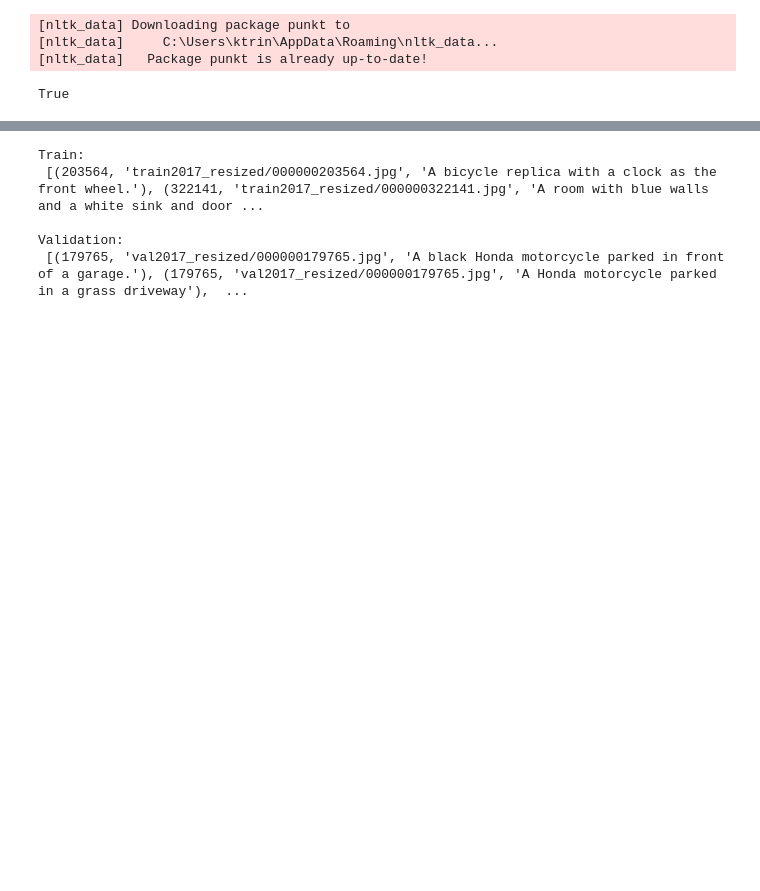
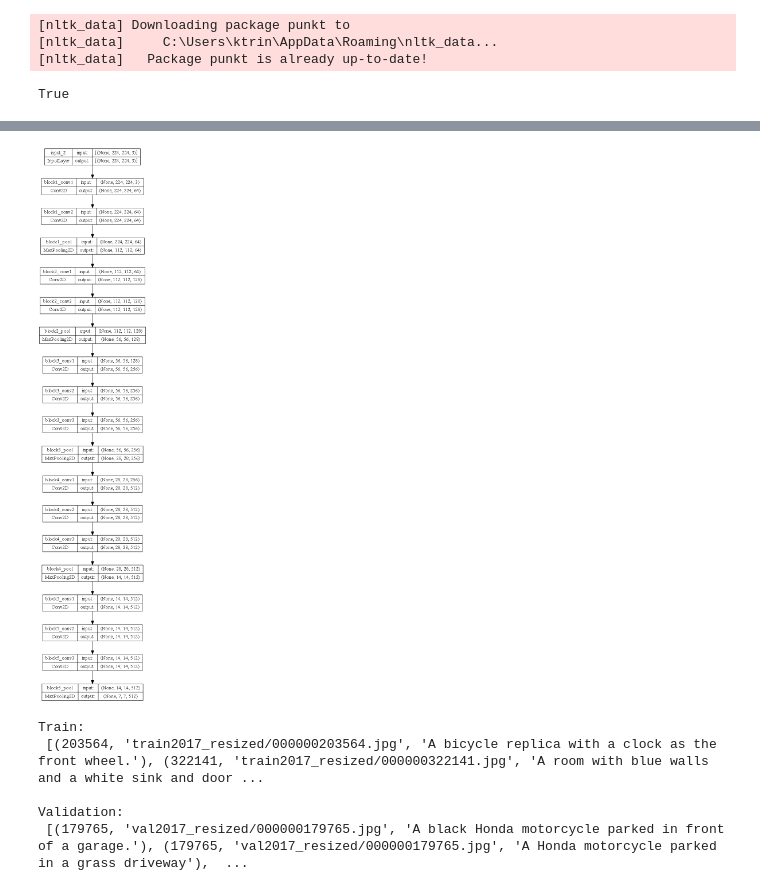
Before and after one commit to CVolticz/image-captioning, a Jupyter notebook: server/notebook/image-captioning-w-pre-trained-cnn.ipynb, the cells around one changed output, grey strips where cells are left out. Drawn from its saved outputs; the diff is of its cells as text; code cells hidden in the pictures; blank space fills up the shorter version.

```diff
--- a/server/notebook/image-captioning-w-pre-trained-cnn.ipynb
+++ b/server/notebook/image-captioning-w-pre-trained-cnn.ipynb
@@ -47,3 +65,7 @@ print(cnn_model.layers)
+# %%
+keras.utils.plot_model(cnn_model, show_shapes=True, dpi=90)
+# %% [output]
+[figure, added]
 # %%
 train2017 = []
 val2017 = []
```
Also changed, not shown: parts of 3 cells of this notebook, 3 other files.
